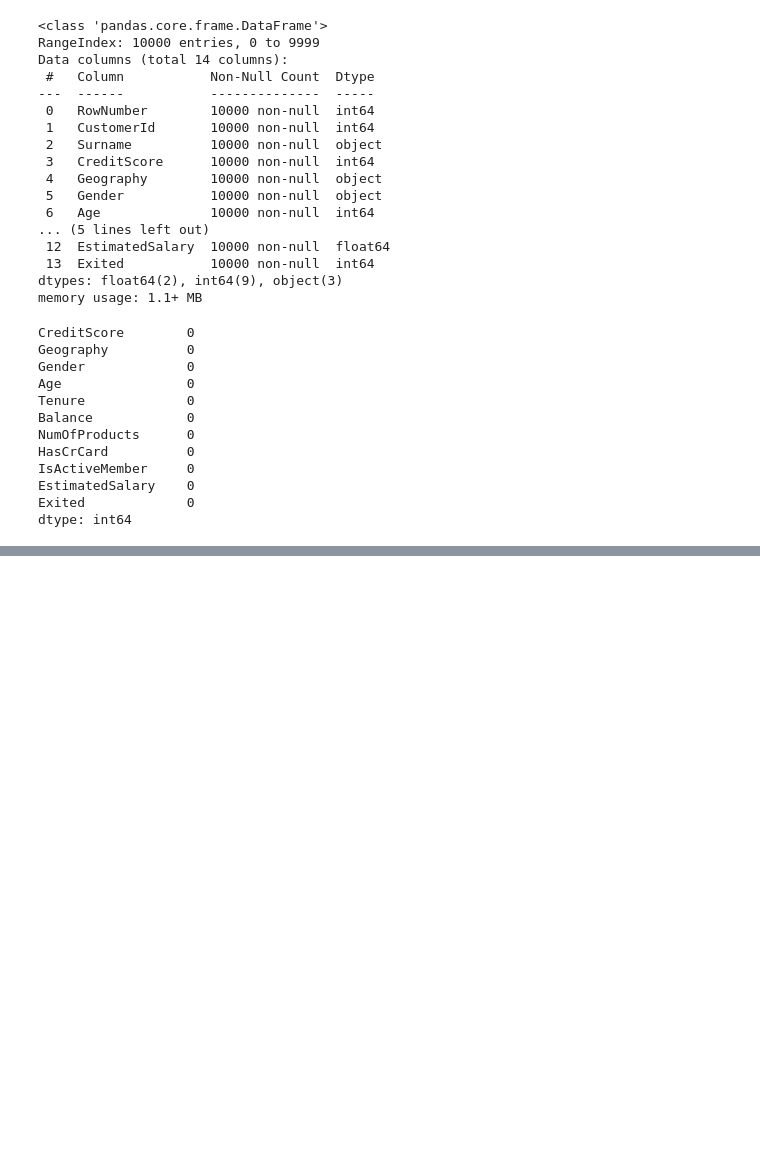
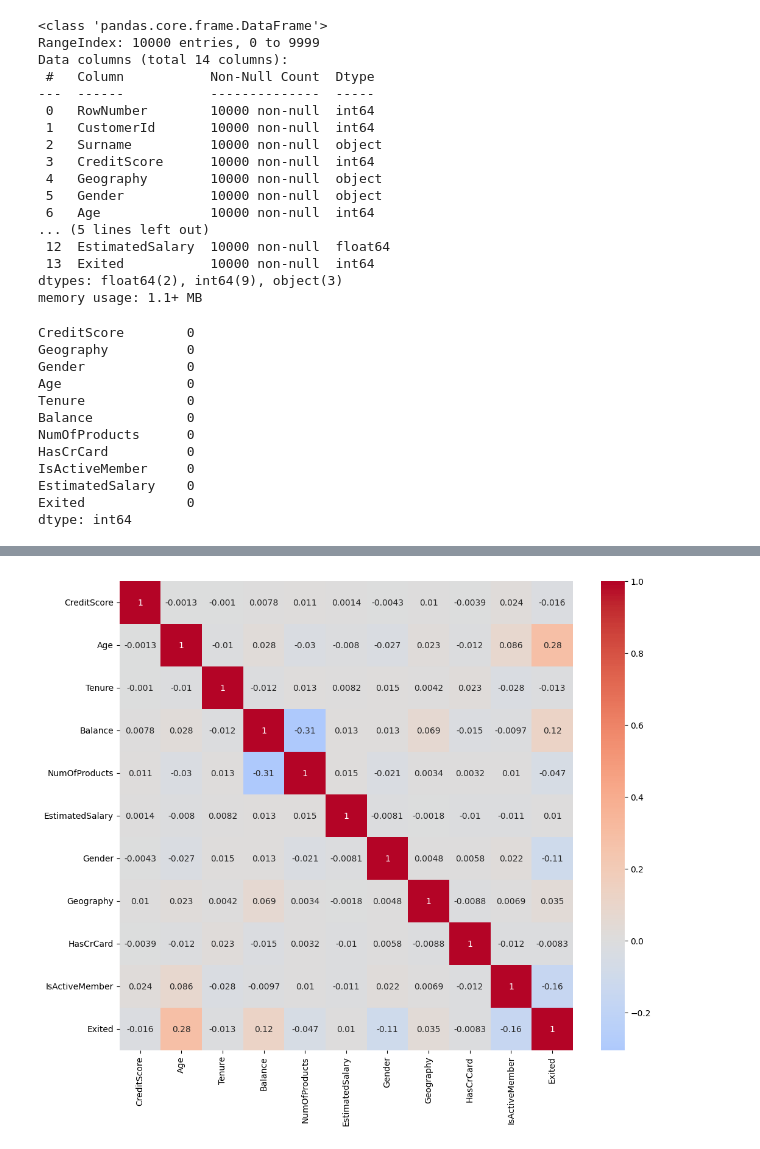
Before and after one commit to marcus2348532/ML_LAB, a Jupyter notebook: 2348532_Lab1.ipynb, the cells around one changed output, grey strips where cells are left out. Drawn from its saved outputs; the diff is of its cells as text; code cells hidden in the pictures; blank space fills up the shorter version.

```diff
--- a/2348532_Lab1.ipynb
+++ b/2348532_Lab1.ipynb
@@ -261,0 +215,8 @@ sns.scatterplot(x=df.Age,y=df.NumOfProducts,color="green")
+# %%
+bin_edges = [18,30,40,50,60,70,100]
+bin_labels = ['18-29' , '30-39','40-49','50-59','60-69','70+']
+new_data['age group']=pd.cut(new_data['Age'],bins=bin_edges,labels=bin_labels , right=False)
+# %%
+score_edges = [401,500,600,700,800,900]
+score_labels = ['401-499' ,'500-599','600-699','700-799','800-850']
+new_data['CreditScore Group'] = pd.cut(new_data['CreditScore'],bins=score_edges , labels=score_labels , right=False)
@@ -261,0 +239,8 @@ sns.scatterplot(x=df.Age,y=df.NumOfProducts,color="green")
+# %%
+correlation_matrix = new_data.corr()
+# %%
+plt.figure(figsize=(12,10))
+sns.heatmap(correlation_matrix , annot=True , cmap ='coolwarm' , center=0)
+plt.show()
+# %% [output]
+[figure, added]
```
Also changed, not shown: parts of 52 cells of this notebook.
